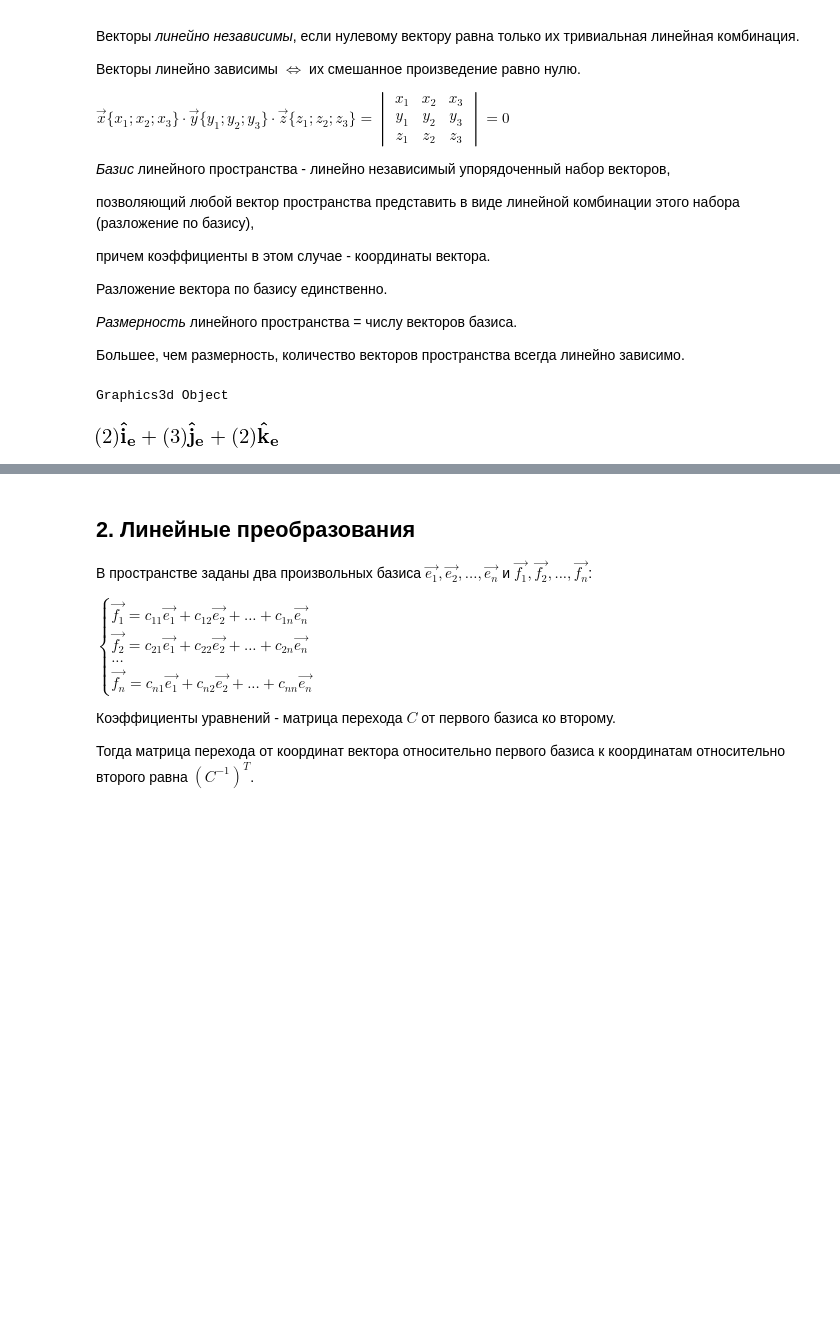
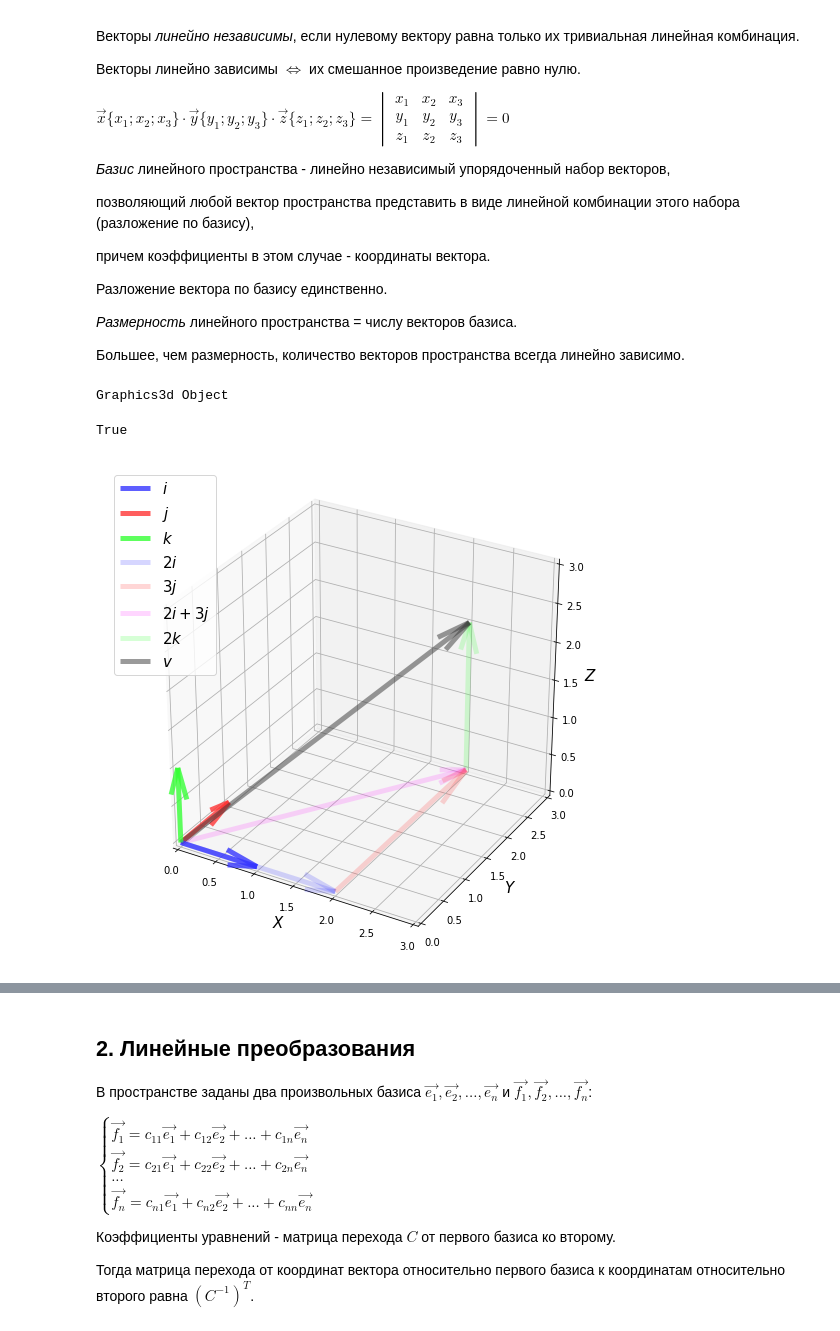
Before and after one commit to OlgaBelitskaya/linear_algebra_practice, a Jupyter notebook: work1_12.ipynb, the cells around one changed output, grey strips where cells are left out. Saved outputs shown, nothing was run; the diff lists cells and outputs as text; code cells hidden in the pictures; blank space fills up the shorter version.

```diff
--- a/work1_12.ipynb
+++ b/work1_12.ipynb
@@ -133,31 +127,49 @@ _Базис_ линейного пространства - линейно нез
 _Размерность_ линейного пространства  = числу векторов базиса.
 
 Большее, чем размерность, количество векторов пространства всегда линейно зависимо.
-# %%
-# sage
-from sage.plot.plot3d.plot3d import axes
-r=0.1
-z = var('z')
-g = Graphics()
-t = axes(3, .5, color='black')
-i=arrow3d((0,0,0),(1,0,0),color='#3636ff',width=1)+text3d('i',(1+r,0+r,0+r))
-j=arrow3d((0,0,0),(0,1,0),color='#ff3636',width=1)+text3d('j',(0+r,1+r,0+r))
-k=arrow3d((0,0,0),(0,0,1),color='#36ff36',width=1)+text3d('k',(0+r,0+r,1+r))
-V=arrow3d((0,0,0),(2,3,2),color='#363636',width=3,opacity=0.3,mesh=True)+text3d('v',(2,3,2+r))
-v1=arrow3d((0,0,0),(2,0,0),color='#3636ff',width=2,opacity=0.1)+text3d('2i',(2+r,0+r,0+r))
-v2=arrow3d((2,0,0),(2,3,0),color='#ff3636',width=2,opacity=0.1)+text3d('3j',(2,3+r,0+r))
-v3=arrow3d((2,3,0),(2,3,2),color='#36ff36',width=2,opacity=0.1)+text3d('2k',(2,3+r,2-r))
-v12=arrow3d((0,0,0),(2,3,0),color='#ff36ff',width=2,opacity=0.1)+text3d('2i+3j',(1,1.5,0-r))
-g=g+i+j+k+v1+v2+v3+v12+V+t
-g.show()
-# %% [output]
-Graphics3d Object
-# %%
-# python sympy
-import sympy, sympy.vector
-sympy.init_printing(use_unicode=True)
-e = sympy.vector.CoordSys3D('e')
-v = 2 * e.i + 3 * e.j + 2 * e.k
-v
-# %% [output]
-[figure, removed]
+# %%
+from sage.plot.plot3d.plot3d import axes
+l=['i','j','k','v','2i','2i+3j','3j','2k']
+s=6*[[0,0,0]]+[[2,0,0],[2,3,0]]
+k=[[1,0,0],[0,1,0],[0,0,1],[2,3,2],
+   [2,0,0],[2,3,0],[2,3,0],[2,3,2]]
+w=[1,1,1,3,2,2,2,2]
+o=[.9,.9,.9,.6,.3,.3,.3,.3]
+c=['#3636ff','#ff3636','#36ff36','#363636',
+   '#3636ff','#ff36ff','#ff3636','#36ff36']
+v=sum([arrow3d(s[i],k[i],color=c[i],width=w[i],
+               opacity=o[i],mesh=True)
+       for i in [0..7]])
+t=sum([text3d(l[i],[(s[i][j]+k[i][j])/2 for j in [0..2]],
+              color=c[i]).rotate((1.5,1.5,1.5),pi/12)
+       for i in [0..7]])
+(v+t+axes(3,.5,color='black')).show()
+# %% [output]
+Graphics3d Object
+# %%
+i,j,k=vector(SR,[1,0,0]),vector(SR,[0,1,0]),vector(SR,[0,0,1]);
+v=vector(SR,[2,3,2]); 2*i+3*j+2*k==v
+# %% [output]
+True
+# %%
+import numpy,sympy,sympy.vector,pylab
+sympy.init_printing(use_unicode=True)
+from mpl_toolkits.mplot3d import Axes3D
+fig=pylab.figure(figsize=(9,9))
+ax=fig.add_subplot(111,projection='3d')
+c=['#3636ff','#ff3636','#36ff36','#3636ff',
+   '#ff3636','#ff36ff','#36ff36','#363636']
+x0,y0,z0=[0,0,0,0,2,0,2,0],[0,0,0,0,0,0,3,0],[0,0,0,0,0,0,0,0]
+x,y,z=[1,0,0,2,0,2,0,2],[0,1,0,0,3,3,0,3],[0,0,1,0,0,0,2,2]
+a=[.8,.8,.8,.2,.2,.2,.2,.5]; alr=[.4,.4,.4,.2,.2,.1,.2,.1]
+l=[r'$i$',r'$j$',r'$k$',r'$2i$',r'$3j$',r'$2i+3j$',r'$2k$',r'$v$']
+[ax.quiver(x0[i],y0[i],z0[i],x[i],y[i],z[i],colors=c[i],
+           lw=5,arrow_length_ratio=alr[i],alpha=a[i],label=l[i])
+ for i in range(8)]
+ax.set_xlabel(r'$X$',fontsize=15)
+ax.set_ylabel(r'$Y$',fontsize=15)
+ax.set_zlabel(r'$Z$',fontsize=15)
+ax.set_xlim([0,3]); ax.set_ylim([0,3]); ax.set_zlim([0,3])
+ax.legend(fontsize=15,loc=2); pylab.show()
+# %% [output]
+[figure, added]
```
Also changed, not shown: parts of 71 cells of this notebook.
